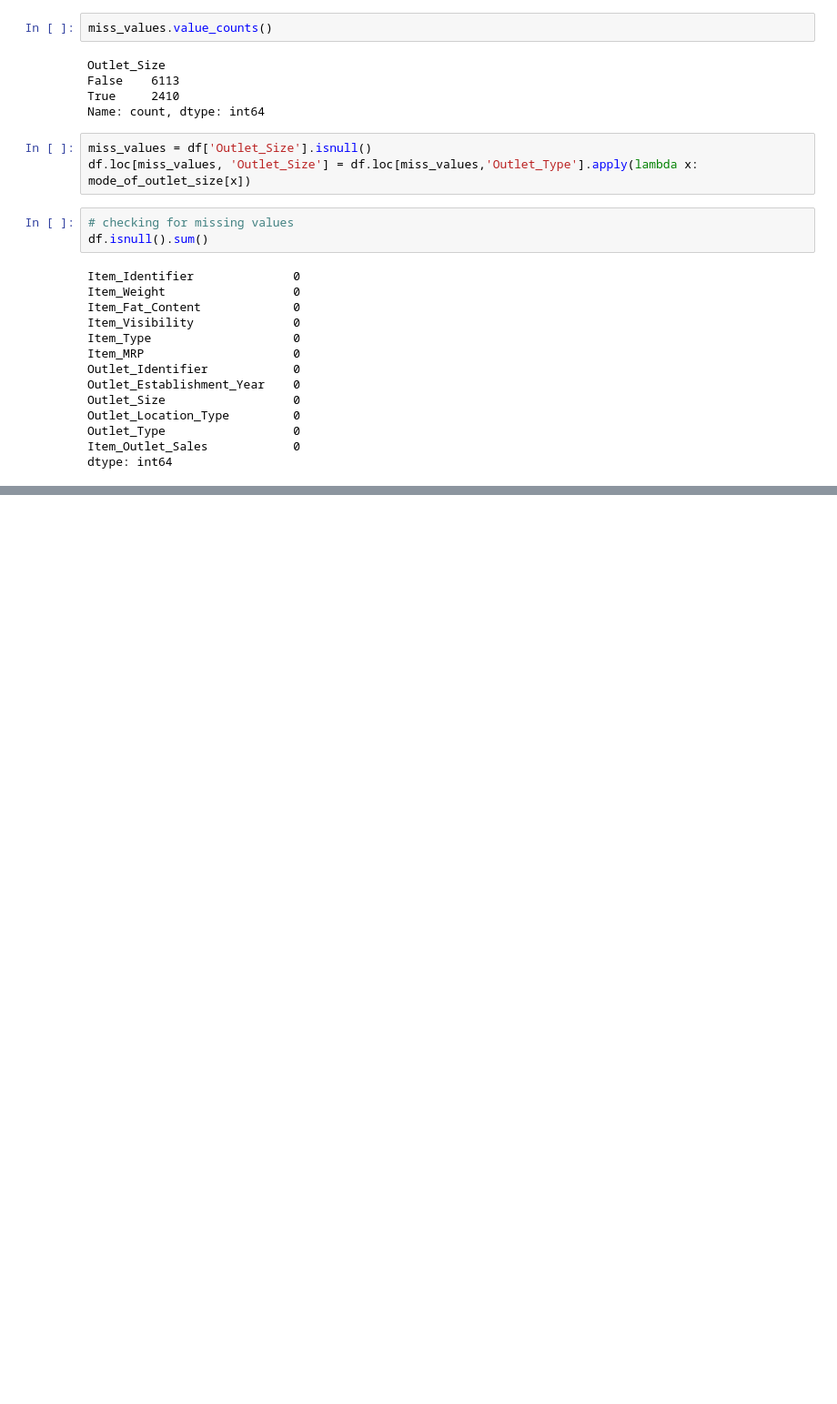
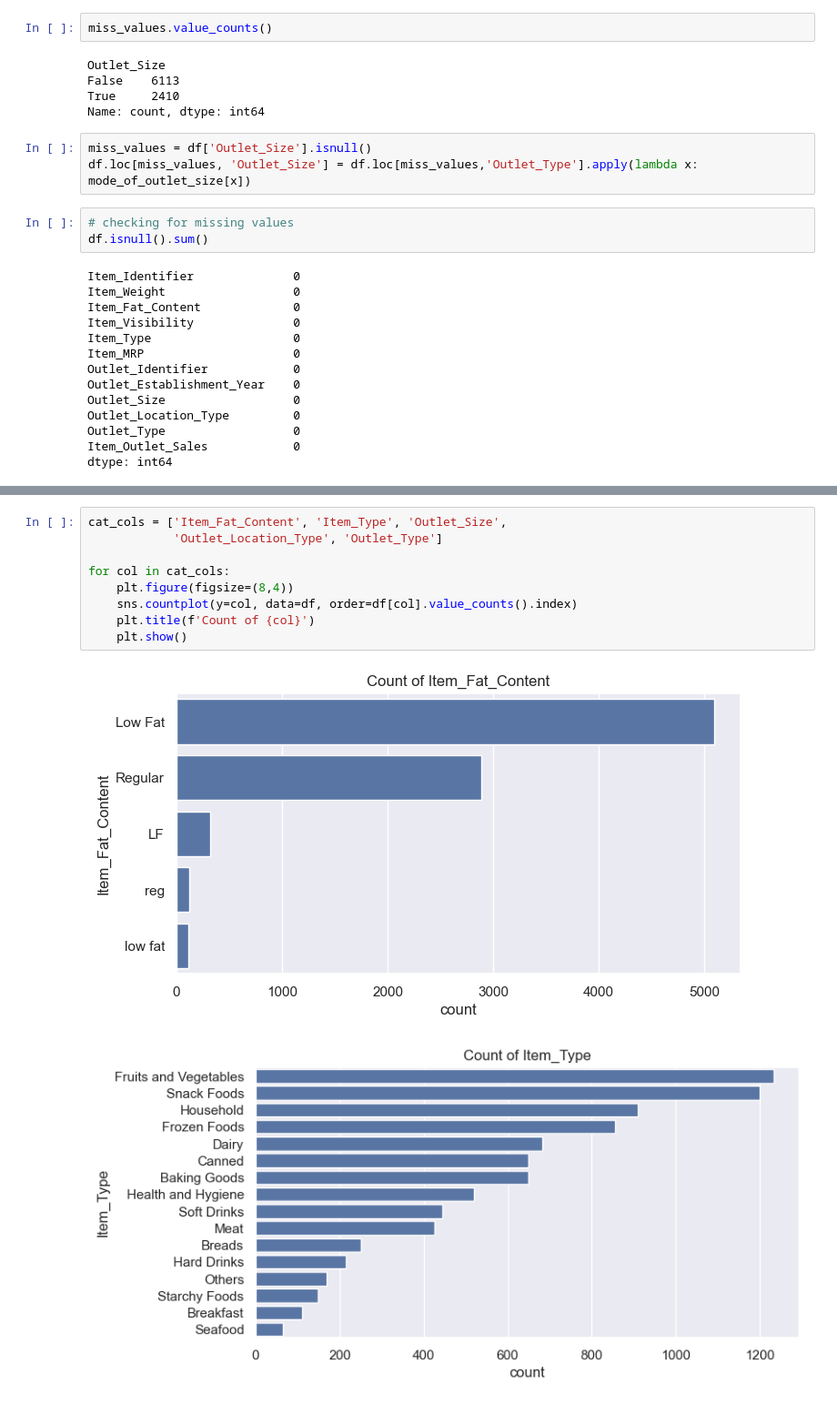
Before and after one commit to HarshRaut9945/Machine-Learning-Project, a Jupyter notebook: Market_Sale_pred/data.ipynb, the cells around one changed output, grey strips where cells are left out. Shown at 91% size. Saved outputs shown, nothing was run; the diff lists cells and outputs as text; blank space fills up the shorter version.

```diff
--- a/Market_Sale_pred/data.ipynb
+++ b/Market_Sale_pred/data.ipynb
@@ -123,0 +202,12 @@ dtype: int64
+# %%
+cat_cols = ['Item_Fat_Content', 'Item_Type', 'Outlet_Size',
+            'Outlet_Location_Type', 'Outlet_Type']
+
+for col in cat_cols:
+    plt.figure(figsize=(8,4))
+    sns.countplot(y=col, data=df, order=df[col].value_counts().index)
+    plt.title(f'Count of {col}')
+    plt.show()
+# %% [output]
+[figure, added]
+[figure, added]
```
Also changed, not shown: parts of 7 cells of this notebook.
